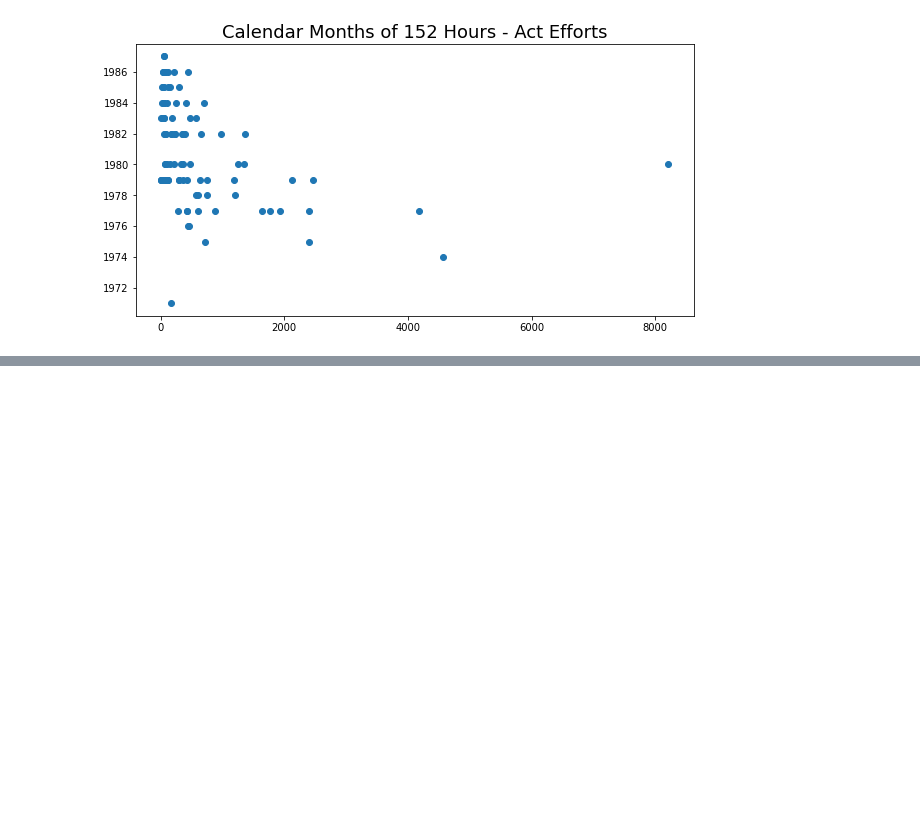
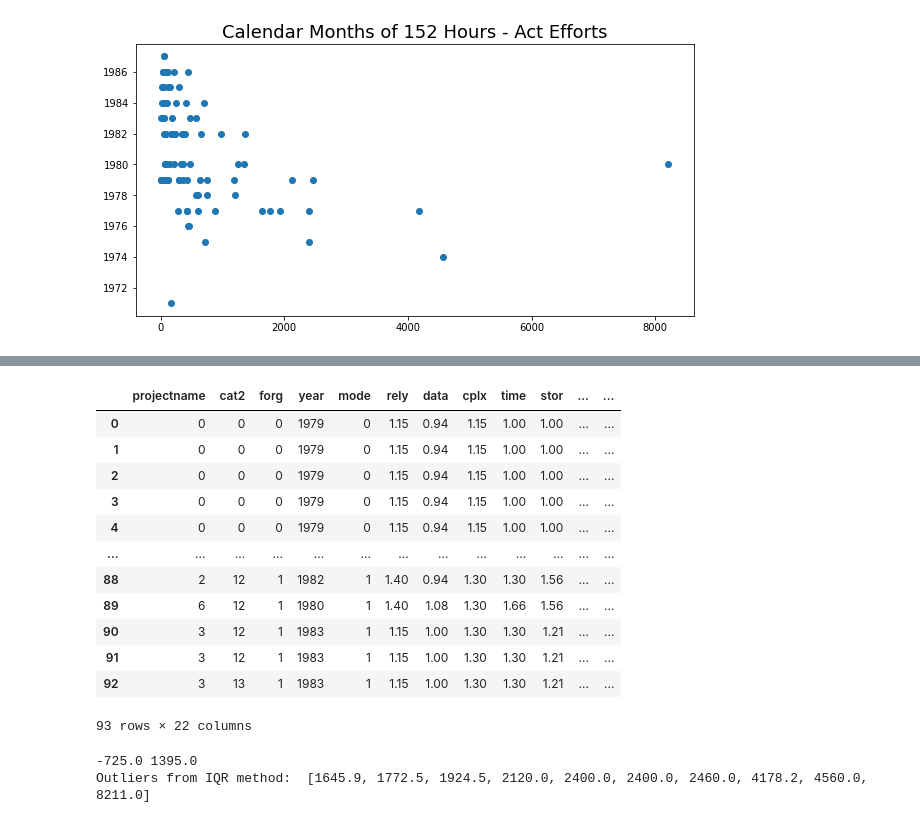
Before and after one commit to Aashir120/nasa_prediction, a Jupyter notebook: Untitled.ipynb, the cells around one changed output, grey strips where cells are left out. Cells and saved outputs as stored; diff of their text form; code cells hidden in the pictures; blank space fills up the shorter version.

```diff
--- a/Untitled.ipynb
+++ b/Untitled.ipynb
@@ -280,0 +292,5 @@ plt.show()
+# %%
+pn = df['projectname'].unique()
+ls = [0,1,2,3,4,5,6,7]
+df['projectname'].replace(to_replace= pn,value=ls,inplace=True)
+df['projectname']
@@ -280,0 +364,36 @@ plt.show()
+# %%
+# 5. Apply all possible data feature engineering which may improve the prediction results
+df
+# %% [output]
+|  | projectname | cat2 | forg | year | mode | rely | data | cplx | time | stor | ... | ... |
+| 0 | 0 | 0 | 0 | 1979 | 0 | 1.15 | 0.94 | 1.15 | 1.00 | 1.00 | ... | ... |
+| 1 | 0 | 0 | 0 | 1979 | 0 | 1.15 | 0.94 | 1.15 | 1.00 | 1.00 | ... | ... |
+| 2 | 0 | 0 | 0 | 1979 | 0 | 1.15 | 0.94 | 1.15 | 1.00 | 1.00 | ... | ... |
+| 3 | 0 | 0 | 0 | 1979 | 0 | 1.15 | 0.94 | 1.15 | 1.00 | 1.00 | ... | ... |
+| 4 | 0 | 0 | 0 | 1979 | 0 | 1.15 | 0.94 | 1.15 | 1.00 | 1.00 | ... | ... |
+| ... | ... | ... | ... | ... | ... | ... | ... | ... | ... | ... | ... | ... |
+| 88 | 2 | 12 | 1 | 1982 | 1 | 1.40 | 0.94 | 1.30 | 1.30 | 1.56 | ... | ... |
+| 89 | 6 | 12 | 1 | 1980 | 1 | 1.40 | 1.08 | 1.30 | 1.66 | 1.56 | ... | ... |
+| 90 | 3 | 12 | 1 | 1983 | 1 | 1.15 | 1.00 | 1.30 | 1.30 | 1.21 | ... | ... |
+| 91 | 3 | 12 | 1 | 1983 | 1 | 1.15 | 1.00 | 1.30 | 1.30 | 1.21 | ... | ... |
+| 92 | 3 | 13 | 1 | 1983 | 1 | 1.15 | 1.00 | 1.30 | 1.30 | 1.21 | ... | ... |
+93 rows × 22 columns
+# %%
+outliers = []
+def detect_outliers_iqr(data):
+    data = sorted(data)
+    q1 = np.percentile(data, 25)
+    q3 = np.percentile(data, 75)
+    IQR = q3-q1
+    lwr_bound = q1-(1.5*IQR)
+    upr_bound = q3+(1.5*IQR)
+    print(lwr_bound, upr_bound)
+    for i in data:
+        if (i<lwr_bound or i>upr_bound):
+            outliers.append(i)
+    return outliers# Driver code
+sample_outliers = detect_outliers_iqr(df['act_effort'])
+print("Outliers from IQR method: ", sample_outliers)
+# %% [output]
+-725.0 1395.0
+Outliers from IQR method:  [1645.9, 1772.5, 1924.5, 2120.0, 2400.0, 2400.0, 2460.0, 4178.2, 4560.0, 8211.0]
```
Also changed, not shown: parts of 15 cells of this notebook.
